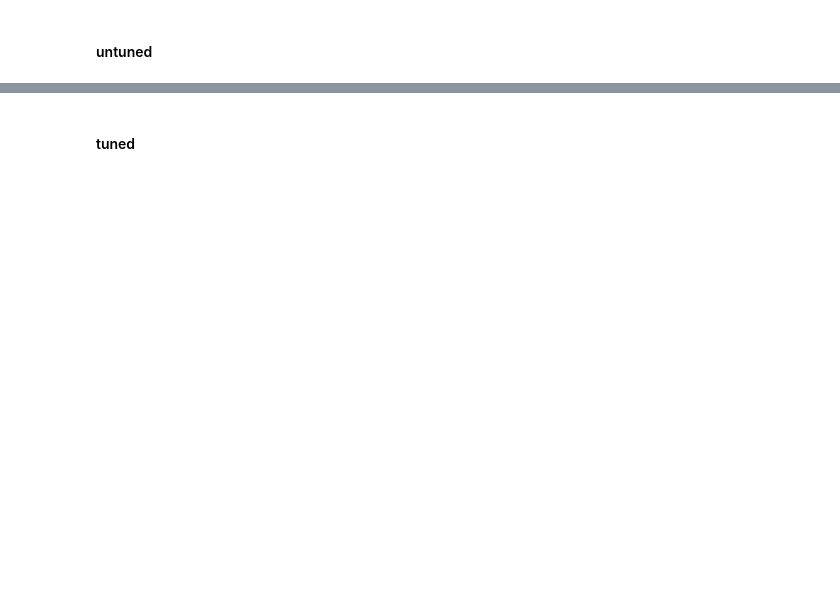
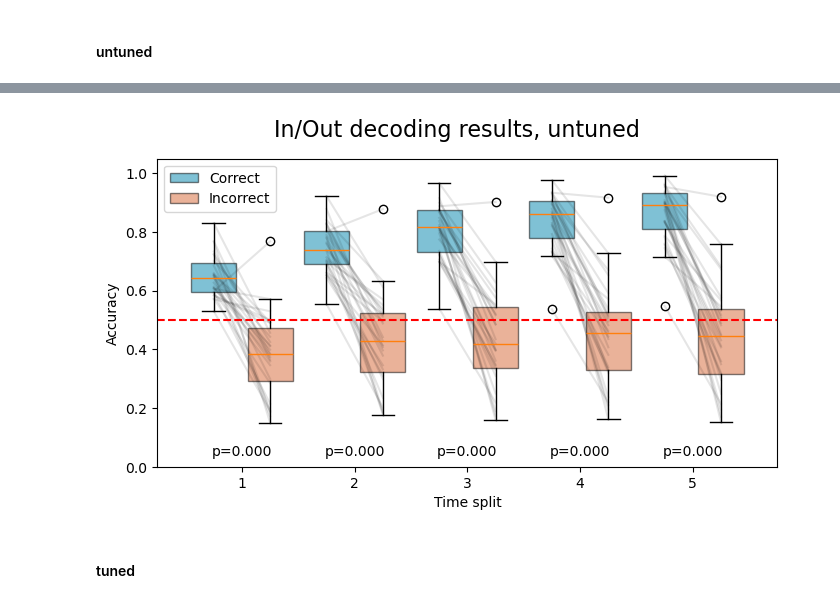
Before and after one commit to renee-tung/spikeRNN, a Jupyter notebook: analysis/1_singleneurons/6_decoding/decode_inout_untuned_v1.ipynb, the cells around one changed output, grey strips where cells are left out. Cells and saved outputs as stored; diff of their text form; code cells hidden in the pictures; blank space fills up the shorter version.

Commit message:
good model decoding, excluding neurons, lesioning untuned neurons, trajectory plots

```diff
--- a/analysis/1_singleneurons/6_decoding/decode_inout_untuned_v1.ipynb
+++ b/analysis/1_singleneurons/6_decoding/decode_inout_untuned_v1.ipynb
@@ -626,3 +355,61 @@ plt.show()
+# %%
+# now take mean and aggregate across models and do boxplot
+
+corr_means = np.zeros((len(decoding_results_df), n_time_splits))
+incorr_means = np.zeros_like(corr_means)
+corr_null_means = np.zeros_like(corr_means)
+incorr_null_means = np.zeros_like(corr_means)
+
+
+for i_model, model_data in decoding_results_df.iterrows():
+    corr_means[i_model] = np.mean(model_data['acc_corr'], axis=0)
+    incorr_means[i_model] = np.mean(model_data['acc_incorr'], axis=0)
+    corr_null_means[i_model] = np.mean(model_data['acc_corr_null'], axis=0)
+    incorr_null_means[i_model] = np.mean(model_data['acc_incorr_null'], axis=0)
+
+n_time_splits = acc_corr.shape[1]
+
+fig, axs = plt.subplots(1, 1, figsize=(8, 4))
+fig.suptitle(f'In/Out decoding results, untuned', fontsize=16)
+colors = ['#0085AD','#D76735','#222F5B','#B12A0C']
+for i in range(n_time_splits):
+    bp = axs.boxplot([corr_means[:, i], incorr_means[:, i]],
+                positions=[i-.25, i+0.25], widths=0.4, patch_artist=True)
+    axs.plot([i-.25, i+0.25], [corr_means[:,i], incorr_means[:,i]], color='black', alpha=0.1)
+
+    # # do stats wilcoxon
+    # from scipy.stats import wilcoxon
+    # stat, p_value = wilcoxon(corr_means[:, i], incorr_means[:, i])
+    # print(f'Time split {i+1}: Wilcoxon test statistic = {stat}, p-value = {p_value}')
+    # axs.text(i, 0.05, f'p={p_value:.3f}', ha='center', va='center', fontsize=10, color='black')
+
+    for k, box in enumerate(bp['boxes']):
+        box.set_facecolor(colors[k])
+        box.set_edgecolor('black')  # Optionally set edge color
+        box.set_alpha(0.5)
+
+# do stats
+p = np.zeros(n_time_splits)
+for i in range(n_time_splits):
+    stat, p_value = scipy.stats.wilcoxon(corr_means[:, i], incorr_means[:, i])
+    p[i] = p_value
+from statsmodels.stats.multitest import multipletests
+_, p_corrected, _, _ = multipletests(p, method='fdr_bh')
+for i in range(n_time_splits):
+    axs.text(i, 0.05, f'p={p_corrected[i]:.3f}', ha='center', va='center', fontsize=10, color='black')
+
+
+axs.set_xticks(np.arange(0, n_time_splits, 1))
+axs.set_xticklabels(np.arange(1, n_time_splits+1, 1))
+axs.set_xlabel('Time split')
+axs.set_ylabel('Accuracy')
+axs.legend(['Correct', 'Incorrect'])
+axs.set_ylim(0, 1.05)
+axs.axhline(y=0.5, color='r', linestyle='--')
+
+plt.show()
+# %% [output]
+[figure, added]
 # %% [markdown]
 #### tuned
 # %%
```
Also changed, not shown: parts of 30 cells of this notebook, 28 other files.
